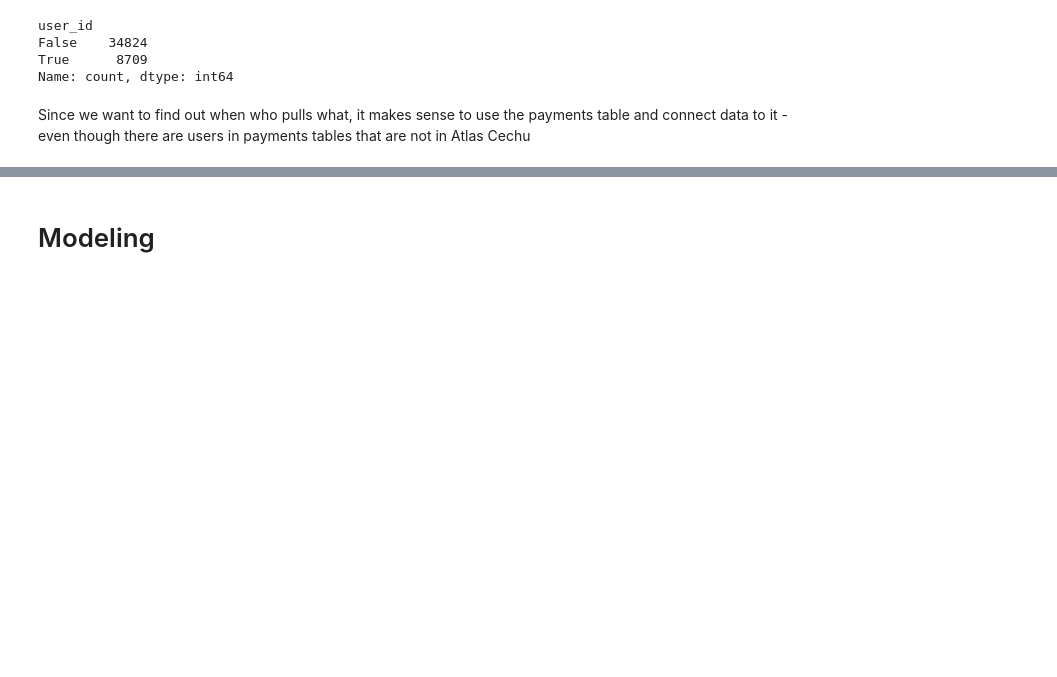
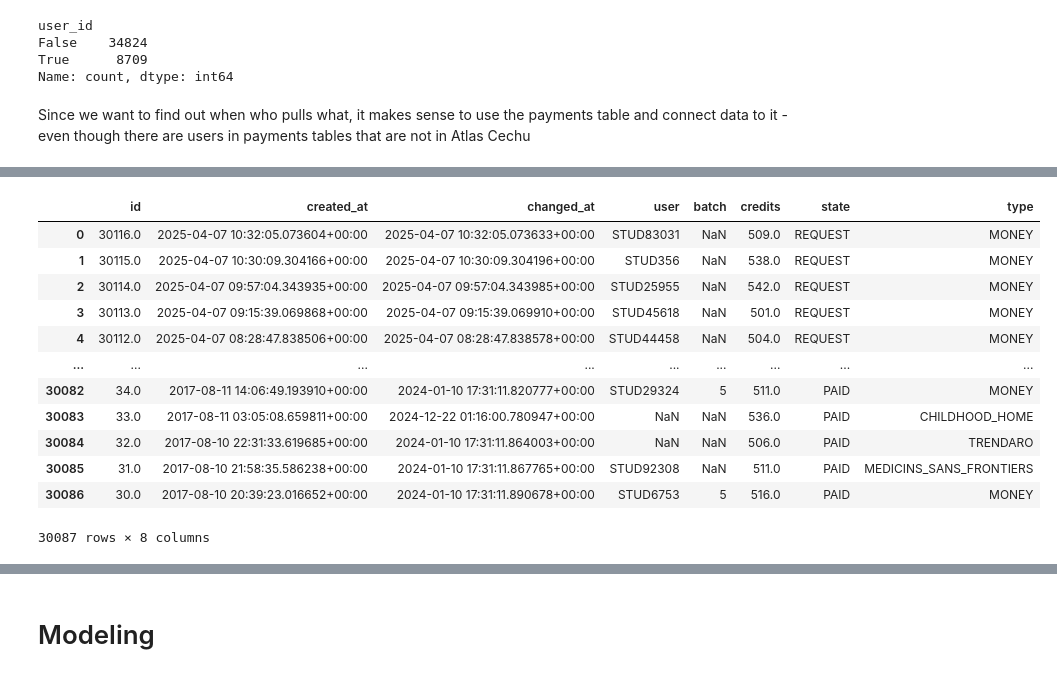
Before and after one commit to vuva00/DP-DataEight, a Jupyter notebook: sandbox/data-prep&modeling.ipynb, the cells around one changed output, grey strips where cells are left out. Drawn from its saved outputs; the diff is of its cells as text; code cells hidden in the pictures; blank space fills up the shorter version.

```diff
--- a/sandbox/data-prep&modeling.ipynb
+++ b/sandbox/data-prep&modeling.ipynb
@@ -88,0 +105,16 @@ df_merge_full = pd.merge(df_merge_credits, df_atlas, how='left', left_on='user',
+# %%
+df_payments
+# %% [output]
+|  | id | created_at | changed_at | user | batch | credits | state | type |
+| 0 | 30116.0 | 2025-04-07 10:32:05.073604+00:00 | 2025-04-07 10:32:05.073633+00:00 | STUD83031 | NaN | 509.0 | REQUEST | MONEY |
+| 1 | 30115.0 | 2025-04-07 10:30:09.304166+00:00 | 2025-04-07 10:30:09.304196+00:00 | STUD356 | NaN | 538.0 | REQUEST | MONEY |
+| 2 | 30114.0 | 2025-04-07 09:57:04.343935+00:00 | 2025-04-07 09:57:04.343985+00:00 | STUD25955 | NaN | 542.0 | REQUEST | MONEY |
+| 3 | 30113.0 | 2025-04-07 09:15:39.069868+00:00 | 2025-04-07 09:15:39.069910+00:00 | STUD45618 | NaN | 501.0 | REQUEST | MONEY |
+| 4 | 30112.0 | 2025-04-07 08:28:47.838506+00:00 | 2025-04-07 08:28:47.838578+00:00 | STUD44458 | NaN | 504.0 | REQUEST | MONEY |
+| ... | ... | ... | ... | ... | ... | ... | ... | ... |
+| 30082 | 34.0 | 2017-08-11 14:06:49.193910+00:00 | 2024-01-10 17:31:11.820777+00:00 | STUD29324 | 5 | 511.0 | PAID | MONEY |
+| 30083 | 33.0 | 2017-08-11 03:05:08.659811+00:00 | 2024-12-22 01:16:00.780947+00:00 | NaN | NaN | 536.0 | PAID | CHILDHOOD_HOME |
+| 30084 | 32.0 | 2017-08-10 22:31:33.619685+00:00 | 2024-01-10 17:31:11.864003+00:00 | NaN | NaN | 506.0 | PAID | TRENDARO |
+| 30085 | 31.0 | 2017-08-10 21:58:35.586238+00:00 | 2024-01-10 17:31:11.867765+00:00 | STUD92308 | NaN | 511.0 | PAID | MEDICINS_SANS_FRONTIERS |
+| 30086 | 30.0 | 2017-08-10 20:39:23.016652+00:00 | 2024-01-10 17:31:11.890678+00:00 | STUD6753 | 5 | 516.0 | PAID | MONEY |
+30087 rows × 8 columns
```
Also changed, not shown: parts of 18 cells of this notebook, 2 other files.
